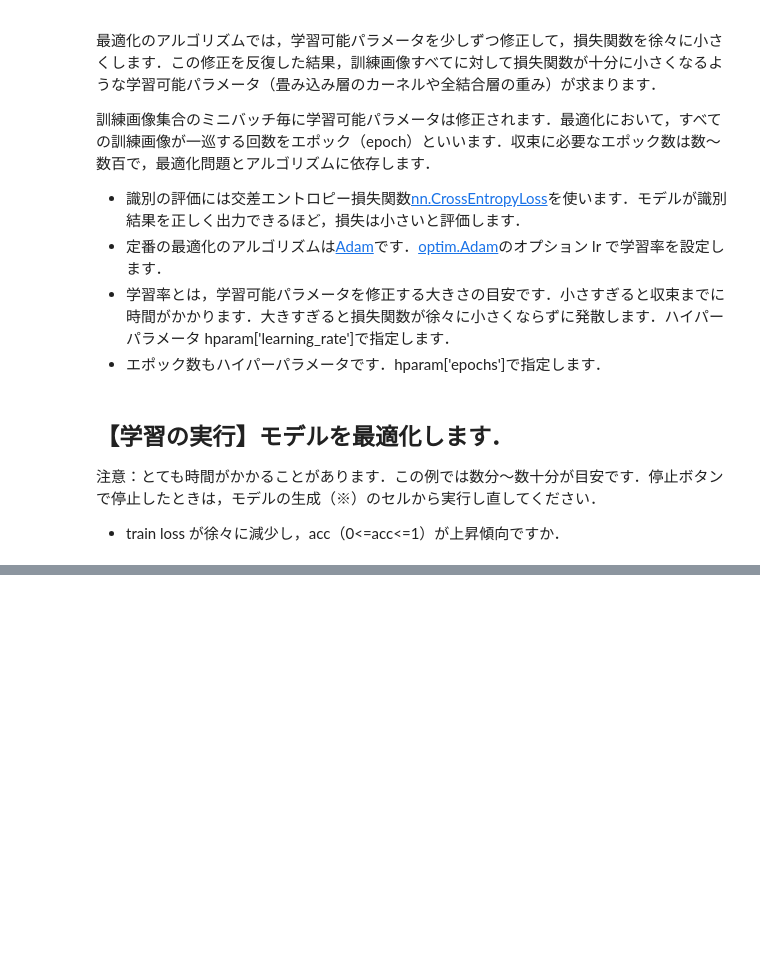
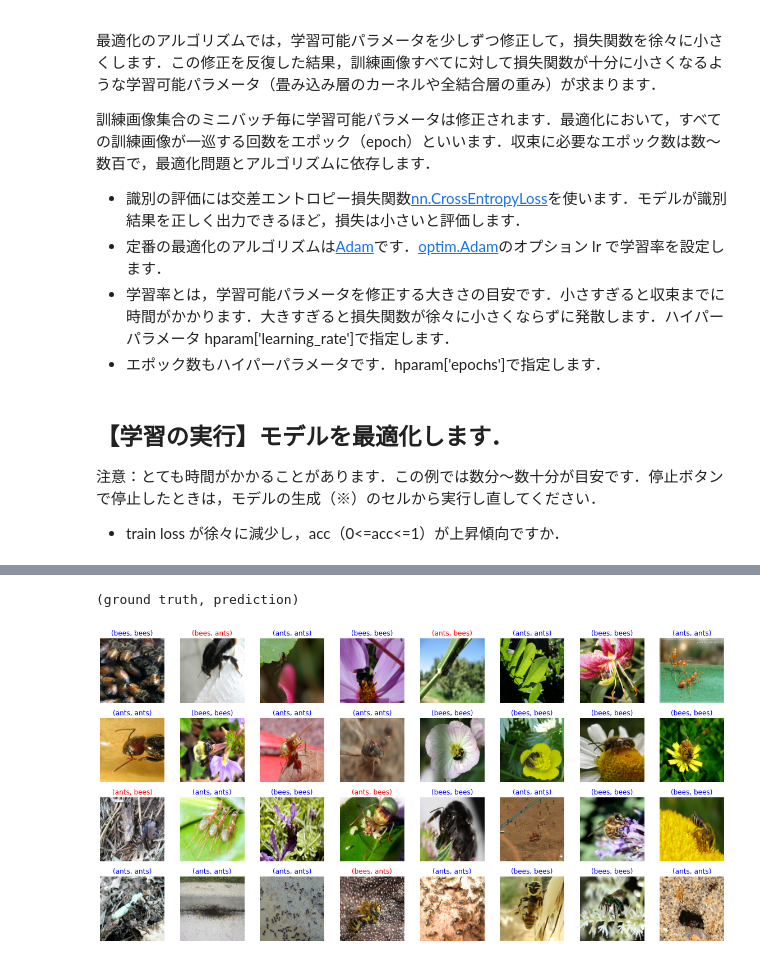
Before and after one commit to tsakailab/alpp, a Jupyter notebook: colab/iip_cnn_practice.ipynb, the cells around one changed output, grey strips where cells are left out. Drawn from its saved outputs; the diff is of its cells as text; code cells hidden in the pictures; blank space fills up the shorter version.

```diff
--- a/colab/iip_cnn_practice.ipynb
+++ b/colab/iip_cnn_practice.ipynb
@@ -379 +386,20 @@ plotting_history(loss_dict, acc_dict)
+# %%
+#@title 検証用の画像に対する結果を例示します（このセルを実行する度に例が変わります）．val_acc最良の model_bestの場合
+inputs, labels = next(iter(dataloaders['val']))
+model_best.eval()
+with torch.no_grad():
+    outputs = model_best(inputs.to(device))
+
+probabilities = nn.functional.softmax(outputs, dim=1)
+_, preds = torch.max(probabilities, dim=1)
+
+lbl_preds = [class_names[l] for l in preds]
+lbl_gts = [class_names[l] for l in labels]
+colors_arr = ['blue' if g== p else 'red' for g, p in zip(lbl_gts, lbl_preds)]
+
+print("(ground truth, prediction)")
+plotImages(inputs, ["(" + g + ", " + p + ")" for g, p in zip(lbl_gts, lbl_preds)], colors_arr=colors_arr)
+# %% [output]
+(ground truth, prediction)
+[figure, added]
 # %%
```
Also changed, not shown: parts of 11 cells of this notebook.
